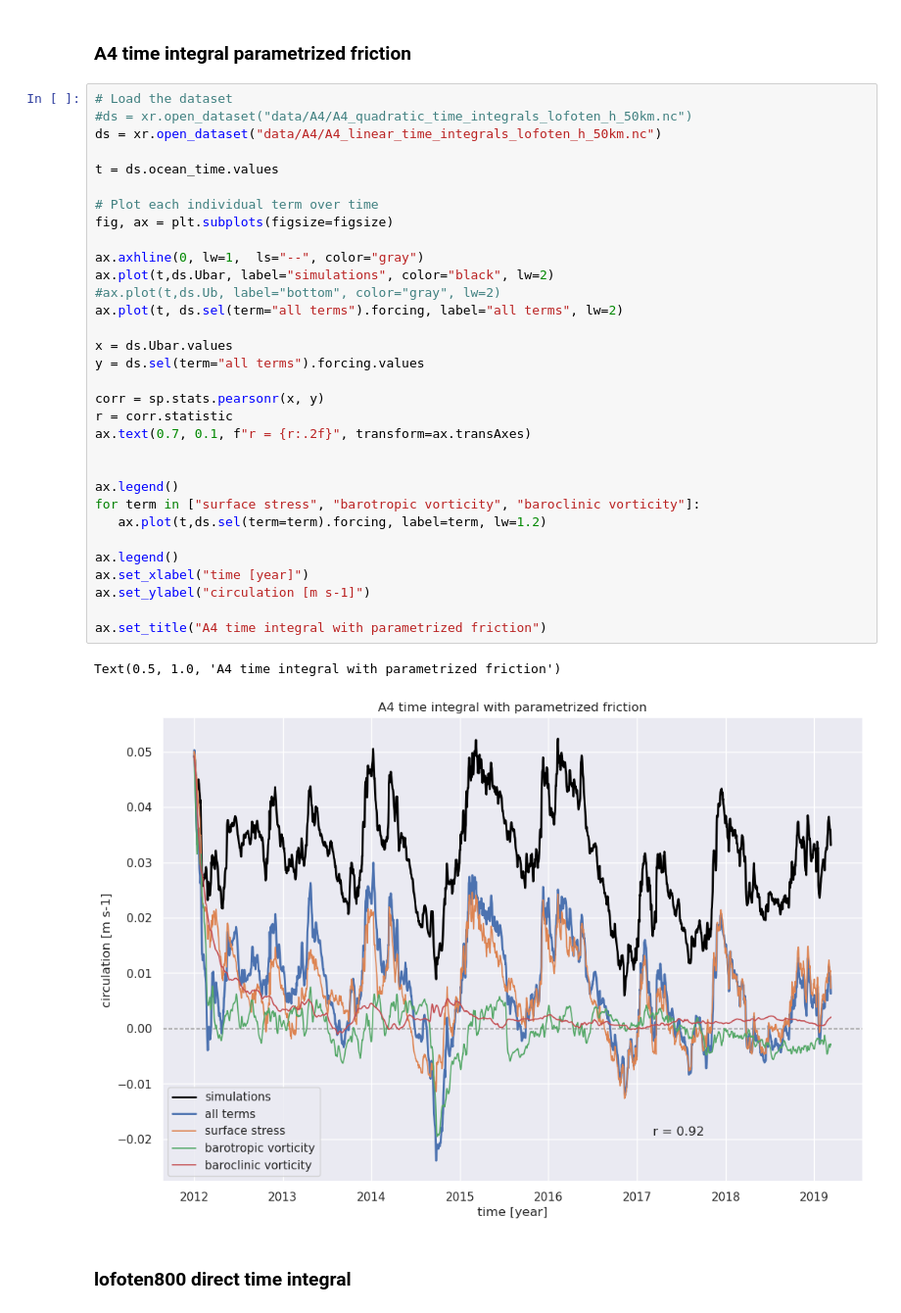
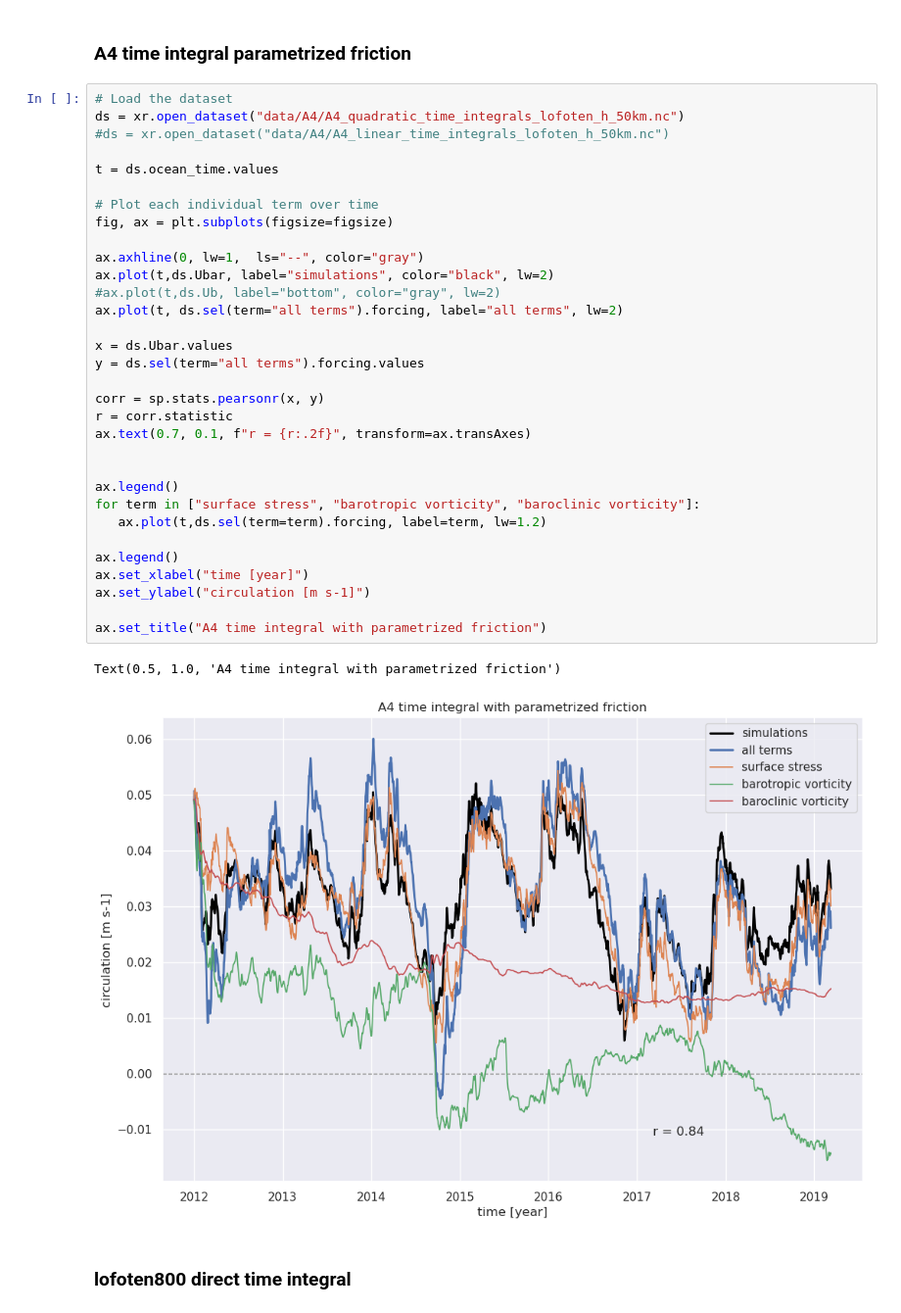
Before and after one commit to alpsjur/Vorticity-Driven-Circulation, a Jupyter notebook: present_model_results.ipynb, the cells around one changed output. Shown at 98% size. Cells and saved outputs as stored; diff of their text form.

Commit message:
added dataset

```diff
--- a/present_model_results.ipynb
+++ b/present_model_results.ipynb
@@ -178,39 +178,39 @@ Text(0.5, 1.0, 'A4 direct time integral')
 ### A4 time integral parametrized friction
 # %%
 # Load the dataset
-#ds = xr.open_dataset("data/A4/A4_quadratic_time_integrals_lofoten_h_50km.nc")
-ds = xr.open_dataset("data/A4/A4_linear_time_integrals_lofoten_h_50km.nc")
+ds = xr.open_dataset("data/A4/A4_quadratic_time_integrals_lofoten_h_50km.nc")
+#ds = xr.open_dataset("data/A4/A4_linear_time_integrals_lofoten_h_50km.nc")
 
 t = ds.ocean_time.values
 
 # Plot each individual term over time
 fig, ax = plt.subplots(figsize=figsize)
 
 ax.axhline(0, lw=1,  ls="--", color="gray")
 ax.plot(t,ds.Ubar, label="simulations", color="black", lw=2)
 #ax.plot(t,ds.Ub, label="bottom", color="gray", lw=2)
 ax.plot(t, ds.sel(term="all terms").forcing, label="all terms", lw=2)
 
 x = ds.Ubar.values
 y = ds.sel(term="all terms").forcing.values
 
 corr = sp.stats.pearsonr(x, y)
 r = corr.statistic
 ax.text(0.7, 0.1, f"r = {r:.2f}", transform=ax.transAxes)
 
 
 ax.legend()
 for term in ["surface stress", "barotropic vorticity", "baroclinic vorticity"]:
    ax.plot(t,ds.sel(term=term).forcing, label=term, lw=1.2)
 
 ax.legend()
 ax.set_xlabel("time [year]")
 ax.set_ylabel("circulation [m s-1]")
 
 ax.set_title("A4 time integral with parametrized friction")
 # %% [output]
 Text(0.5, 1.0, 'A4 time integral with parametrized friction')
-[figure, old version]
+[figure, new version]
 # %% [markdown]
 ### lofoten800 direct time integral
 # %%
```
Also changed, not shown: parts of 3 cells of this notebook, 1 other file.
